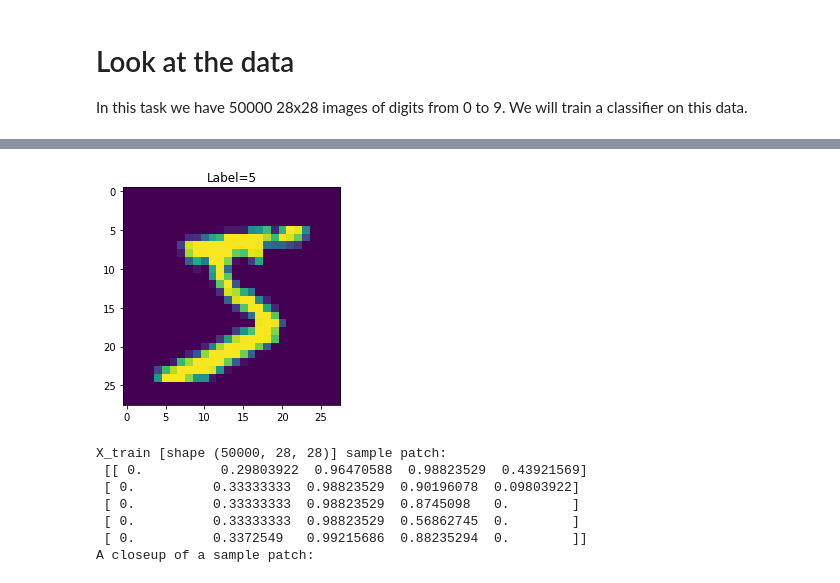
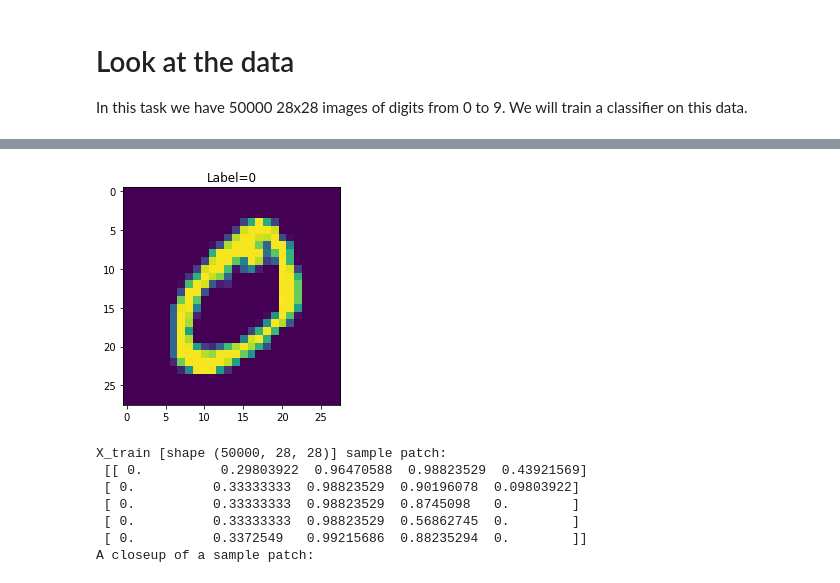
Before and after one commit to EmanuelFontelles/advancedMachineLearningSpecialization, a Jupyter notebook: intro-to-dl/week2/digits_classification.ipynb, the cells around one changed output, grey strips where cells are left out. Saved outputs shown, nothing was run; the diff lists cells and outputs as text; code cells hidden in the pictures.

```diff
--- a/intro-to-dl/week2/digits_classification.ipynb
+++ b/intro-to-dl/week2/digits_classification.ipynb
@@ -48,8 +51,8 @@ X_train, y_train, X_val, y_val, X_test, y_test = preprocessed_mnist.load_dataset
 # %%
-plt.imshow(X_train[0])
-plt.title("Label="+str(y_train[0]));
+plt.imshow(X_train[1])
+plt.title("Label="+str(y_train[1]));
 # %% [output]
-[figure, old version]
+[figure, new version]
 # %%
 # X contains rgb values divided by 255
 print("X_train [shape %s] sample patch:\n" % (str(X_train.shape)), X_train[1, 15:20, 5:10])
```
Also changed, not shown: parts of 10 cells of this notebook, 1 other file.
